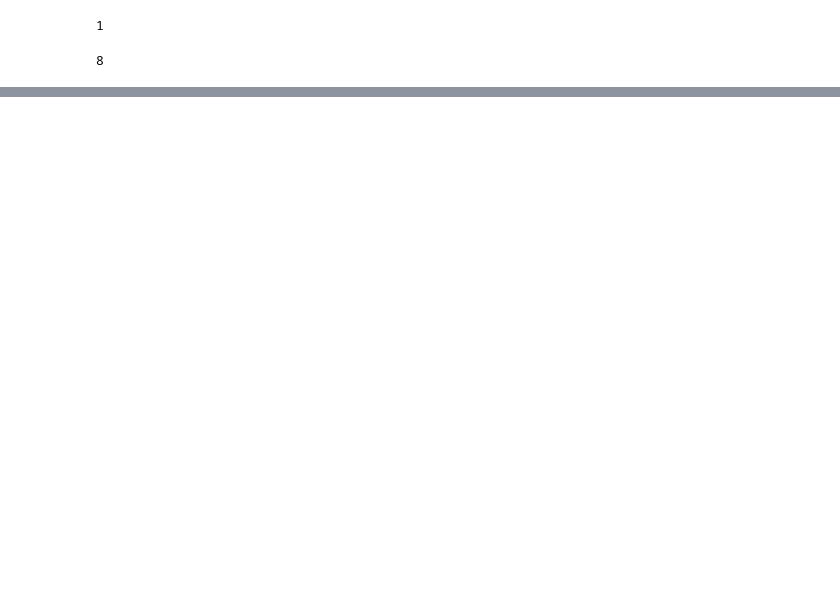
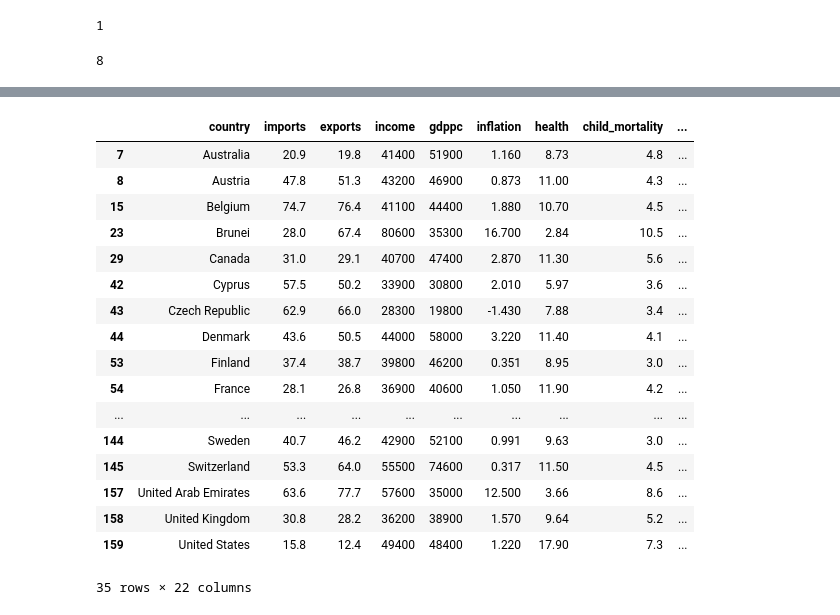
Before and after one commit to BimsaraGunarathna/aithion-k-means-clusttering-model, a Jupyter notebook: Aithion - K-Means Clusttering Demo.ipynb, the cells around one changed output, grey strips where cells are left out. Cells and saved outputs as stored; diff of their text form; code cells hidden in the pictures; blank space fills up the shorter version.

```diff
--- a/Aithion - K-Means Clusttering Demo.ipynb
+++ b/Aithion - K-Means Clusttering Demo.ipynb
@@ -155,0 +202,21 @@ textfile.write(str(OneCountryR))
+# %%
+df3[df3["cluster"] == 1]
+# %% [output]
+|  | country | imports | exports | income | gdppc | inflation | health | child_mortality | ... |
+| 7 | Australia | 20.9 | 19.8 | 41400 | 51900 | 1.160 | 8.73 | 4.8 | ... |
+| 8 | Austria | 47.8 | 51.3 | 43200 | 46900 | 0.873 | 11.00 | 4.3 | ... |
+| 15 | Belgium | 74.7 | 76.4 | 41100 | 44400 | 1.880 | 10.70 | 4.5 | ... |
+| 23 | Brunei | 28.0 | 67.4 | 80600 | 35300 | 16.700 | 2.84 | 10.5 | ... |
+| 29 | Canada | 31.0 | 29.1 | 40700 | 47400 | 2.870 | 11.30 | 5.6 | ... |
+| 42 | Cyprus | 57.5 | 50.2 | 33900 | 30800 | 2.010 | 5.97 | 3.6 | ... |
+| 43 | Czech Republic | 62.9 | 66.0 | 28300 | 19800 | -1.430 | 7.88 | 3.4 | ... |
+| 44 | Denmark | 43.6 | 50.5 | 44000 | 58000 | 3.220 | 11.40 | 4.1 | ... |
+| 53 | Finland | 37.4 | 38.7 | 39800 | 46200 | 0.351 | 8.95 | 3.0 | ... |
+| 54 | France | 28.1 | 26.8 | 36900 | 40600 | 1.050 | 11.90 | 4.2 | ... |
+| ... | ... | ... | ... | ... | ... | ... | ... | ... | ... |
+| 144 | Sweden | 40.7 | 46.2 | 42900 | 52100 | 0.991 | 9.63 | 3.0 | ... |
+| 145 | Switzerland | 53.3 | 64.0 | 55500 | 74600 | 0.317 | 11.50 | 4.5 | ... |
+| 157 | United Arab Emirates | 63.6 | 77.7 | 57600 | 35000 | 12.500 | 3.66 | 8.6 | ... |
+| 158 | United Kingdom | 30.8 | 28.2 | 36200 | 38900 | 1.570 | 9.64 | 5.2 | ... |
+| 159 | United States | 15.8 | 12.4 | 49400 | 48400 | 1.220 | 17.90 | 7.3 | ... |
+35 rows × 22 columns
```
Also changed, not shown: parts of 18 cells of this notebook, 1 other file.
